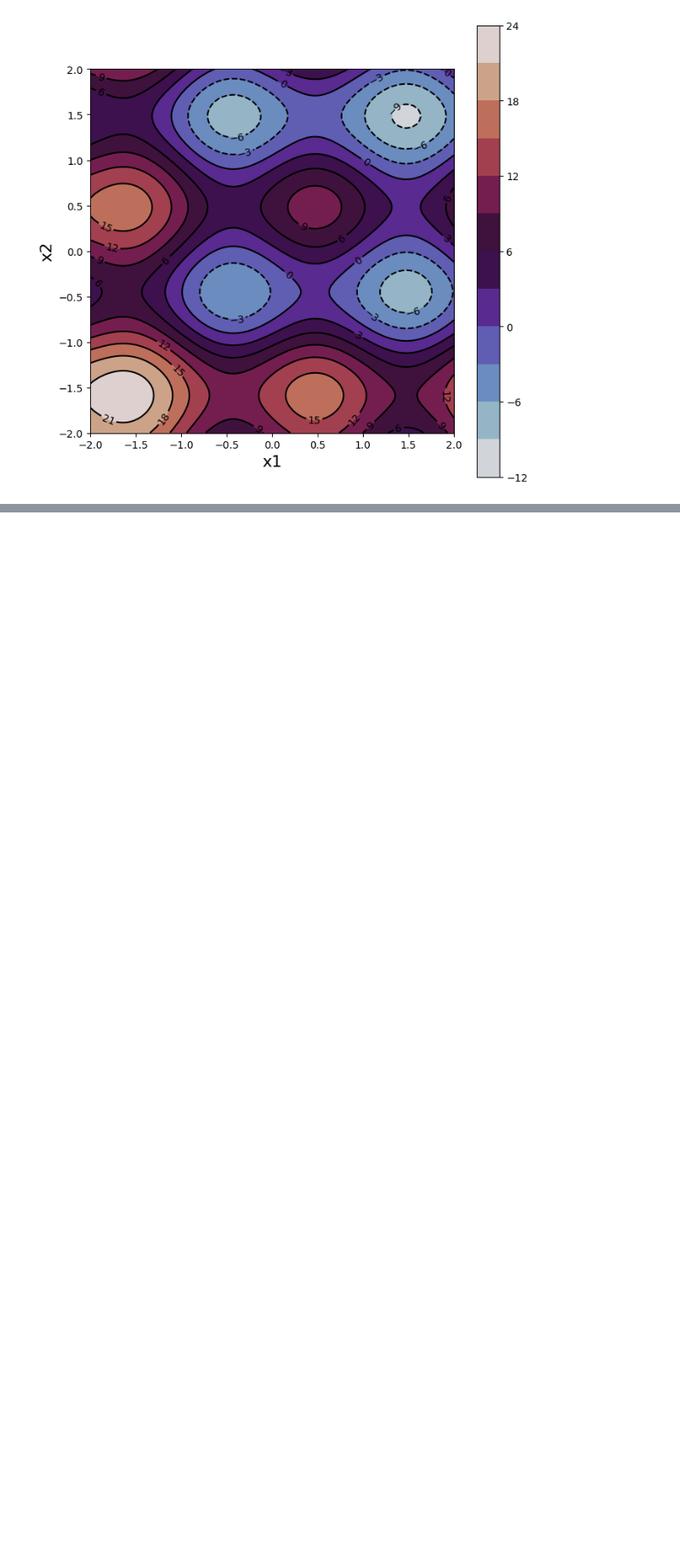
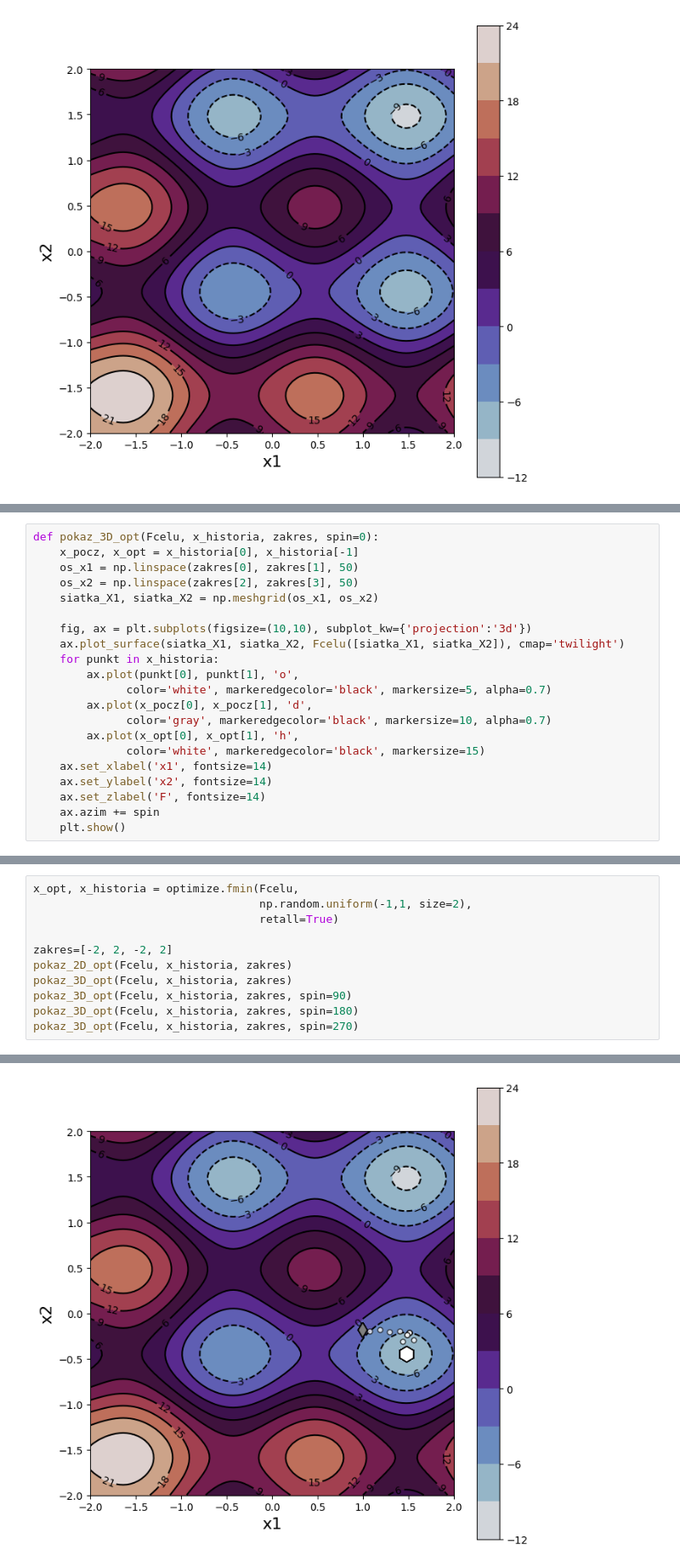
Before and after one commit to Arut3nCodes/4th-term, a Jupyter notebook: MSiD/Task1/MSiD5.ipynb, the cells around one changed output, grey strips where cells are left out. Shown at 85% size. Drawn from its saved outputs; the diff is of its cells as text; blank space fills up the shorter version.

```diff
--- a/MSiD/Task1/MSiD5.ipynb
+++ b/MSiD/Task1/MSiD5.ipynb
@@ -59,0 +85,21 @@ pokaz_2D(Fcelu, [-2, 2, -2, 2])
+# %%
+def pokaz_3D_opt(Fcelu, x_historia, zakres, spin=0):
+    x_pocz, x_opt = x_historia[0], x_historia[-1]
+    os_x1 = np.linspace(zakres[0], zakres[1], 50)
+    os_x2 = np.linspace(zakres[2], zakres[3], 50)
+    siatka_X1, siatka_X2 = np.meshgrid(os_x1, os_x2)
+
+    fig, ax = plt.subplots(figsize=(10,10), subplot_kw={'projection':'3d'})
+    ax.plot_surface(siatka_X1, siatka_X2, Fcelu([siatka_X1, siatka_X2]), cmap='twilight')
+    for punkt in x_historia:
+        ax.plot(punkt[0], punkt[1], 'o',
+              color='white', markeredgecolor='black', markersize=5, alpha=0.7)
+        ax.plot(x_pocz[0], x_pocz[1], 'd',
+              color='gray', markeredgecolor='black', markersize=10, alpha=0.7)
+        ax.plot(x_opt[0], x_opt[1], 'h',
+              color='white', markeredgecolor='black', markersize=15)
+    ax.set_xlabel('x1', fontsize=14)
+    ax.set_ylabel('x2', fontsize=14)
+    ax.set_zlabel('F', fontsize=14)
+    ax.azim += spin
+    plt.show()
@@ -59,0 +108,12 @@ pokaz_2D(Fcelu, [-2, 2, -2, 2])
+# %%
+x_opt, x_historia = optimize.fmin(Fcelu,
+                                  np.random.uniform(-1,1, size=2),
+                                  retall=True)
+
+zakres=[-2, 2, -2, 2]
+pokaz_2D_opt(Fcelu, x_historia, zakres)
+pokaz_3D_opt(Fcelu, x_historia, zakres)
+pokaz_3D_opt(Fcelu, x_historia, zakres, spin=90)
+pokaz_3D_opt(Fcelu, x_historia, zakres, spin=180)
+pokaz_3D_opt(Fcelu, x_historia, zakres, spin=270)
+# %% [output]
@@ -59,0 +124 @@ pokaz_2D(Fcelu, [-2, 2, -2, 2])
+[figure, added]
```
Also changed, not shown: parts of 8 cells of this notebook.
